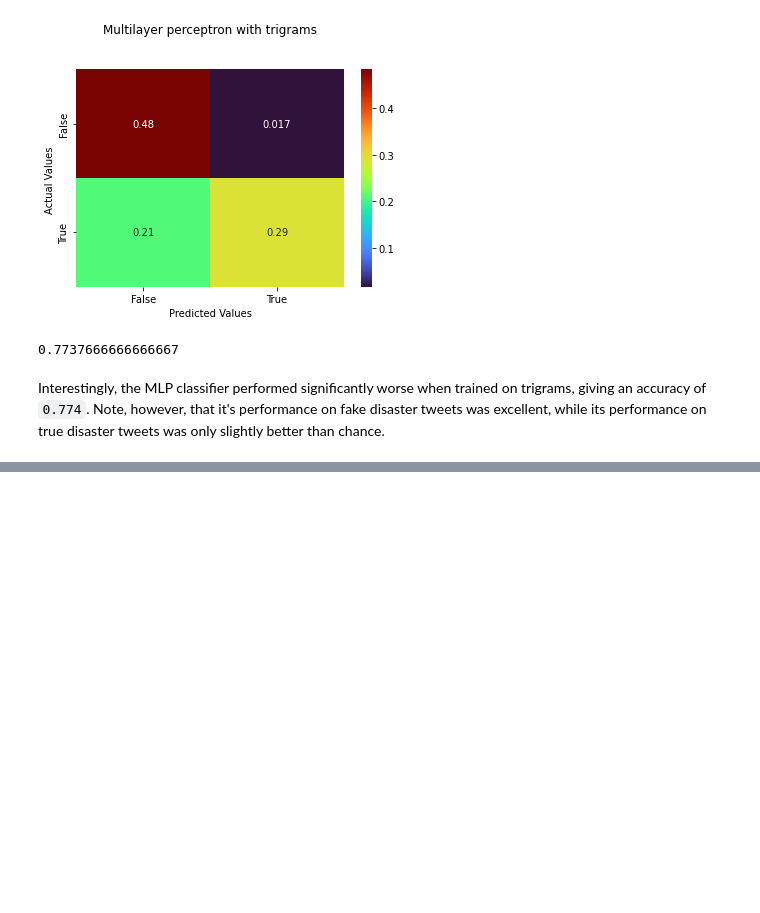
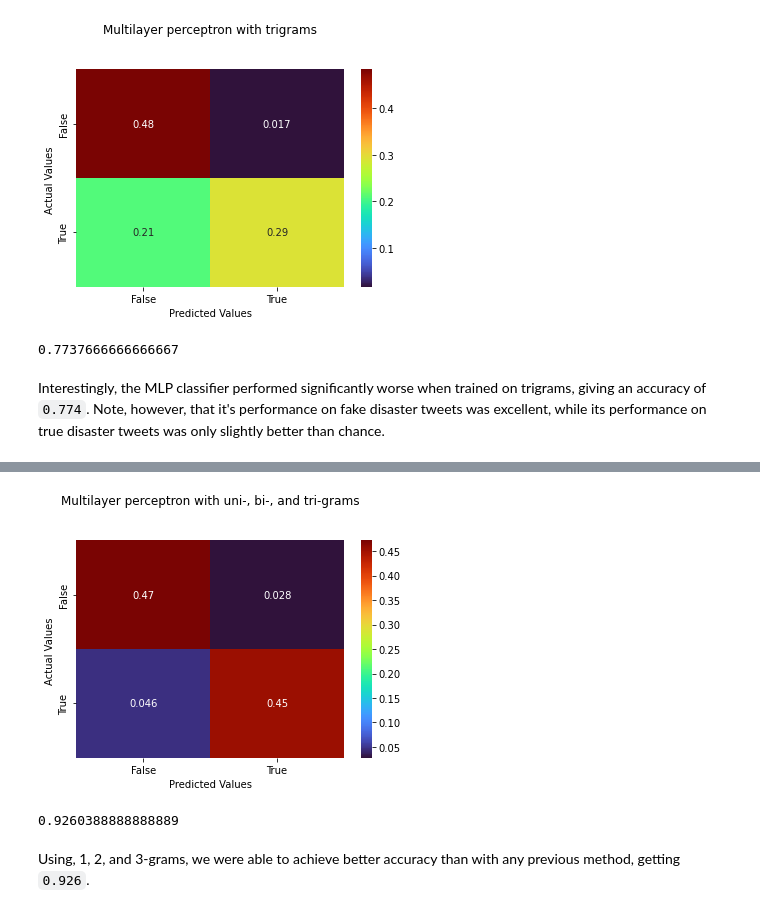
Before and after one commit to maxchristman/comp-562-final-project, a Jupyter notebook: COMP 562 Final Project.ipynb, the cells around one changed output, grey strips where cells are left out. Drawn from its saved outputs; the diff is of its cells as text; code cells hidden in the pictures; blank space fills up the shorter version.

Commit message:
93% with 1,2,3-grams

```diff
--- a/COMP 562 Final Project.ipynb
+++ b/COMP 562 Final Project.ipynb
@@ -520,0 +524,7 @@ Interestingly, the MLP classifier performed significantly worse when trained on
+# %%
+multigram_vectorizer = CountVectorizer(ngram_range=(1,3))
+multigram_train = multigram_vectorizer.fit_transform(text_train)
+multigram_test = multigram_vectorizer.transform(text_test)
+# %%
+mlpc_best = MLPClassifier(verbose=True, alpha=.0001)
+mlpc_best.fit(multigram_train, humor_train)
@@ -520,0 +550,10 @@ Interestingly, the MLP classifier performed significantly worse when trained on
+# %%
+humor_preds = mlpc_best.predict(multigram_test)
+mlpc_cm = get_cm(humor_preds)
+plot_confusion_matrix(mlpc_cm, "Multilayer perceptron with uni-, bi-, and tri-grams")
+mlpc_best.score(multigram_test, humor_test)
+# %% [output]
+[figure, added]
+0.9260388888888889
+# %% [markdown]
+Using, 1, 2, and 3-grams, we were able to achieve better accuracy than with any previous method, getting `0.926`.
```
Also changed, not shown: parts of 2 cells of this notebook, 3 other files.
